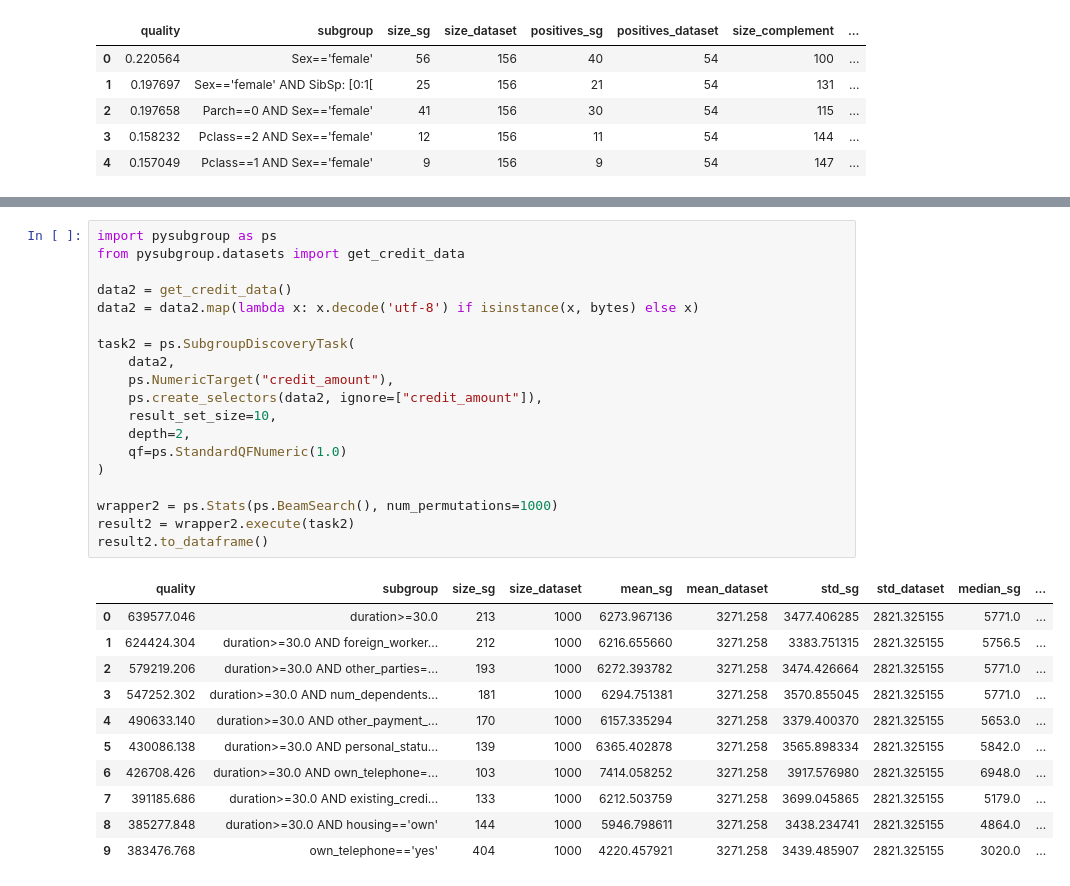
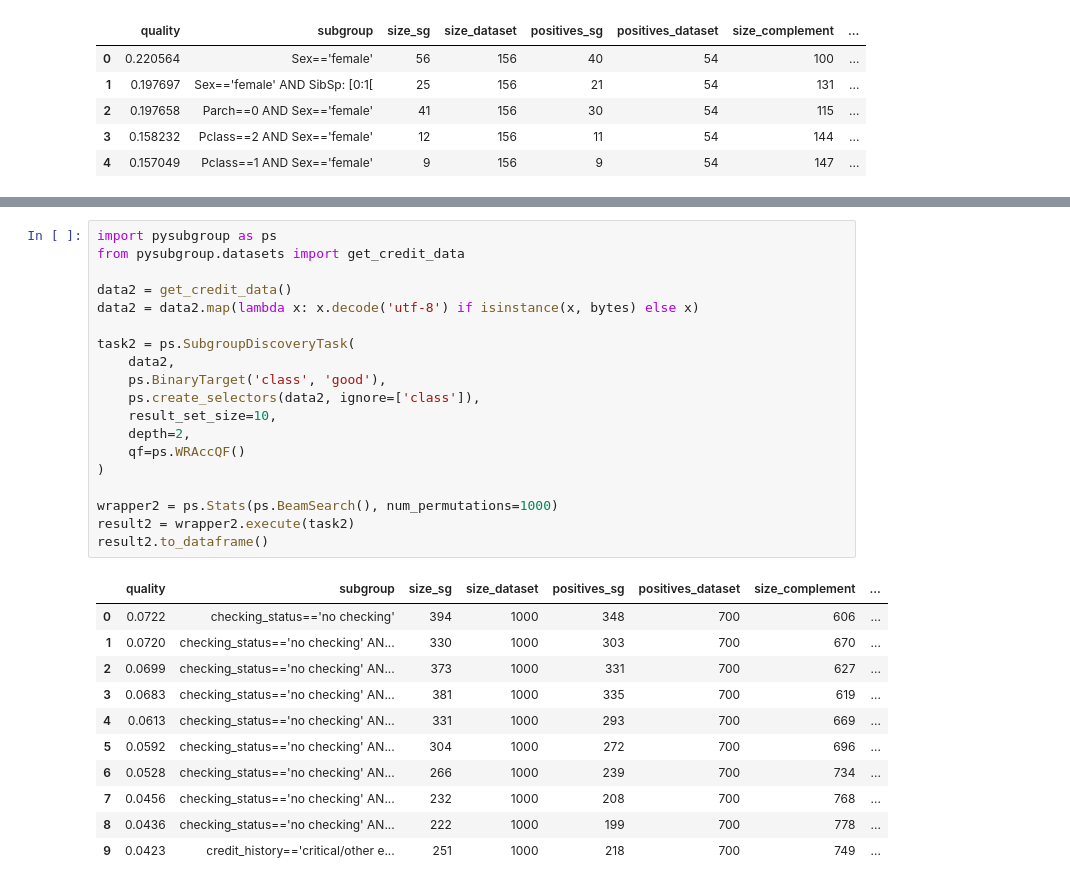
Before and after one commit to flemmerich/pysubgroup, a Jupyter notebook: examples/metrics.ipynb, the cells around one changed output, grey strips where cells are left out. Saved outputs shown, nothing was run; the diff lists cells and outputs as text.

```diff
--- a/examples/metrics.ipynb
+++ b/examples/metrics.ipynb
@@ -43,34 +43,34 @@ ps.plot_null_distribution(
 # %%
 import pysubgroup as ps
 from pysubgroup.datasets import get_credit_data
 
 data2 = get_credit_data()
 data2 = data2.map(lambda x: x.decode('utf-8') if isinstance(x, bytes) else x)
 
 task2 = ps.SubgroupDiscoveryTask(
     data2,
-    ps.NumericTarget("credit_amount"),
-    ps.create_selectors(data2, ignore=["credit_amount"]),
+    ps.BinaryTarget('class', 'good'),
+    ps.create_selectors(data2, ignore=['class']),
     result_set_size=10,
     depth=2,
-    qf=ps.StandardQFNumeric(1.0)
+    qf=ps.WRAccQF()
 )
 
 wrapper2 = ps.Stats(ps.BeamSearch(), num_permutations=1000)
 result2 = wrapper2.execute(task2)
 result2.to_dataframe()
 # %% [output]
-|  | quality | subgroup | size_sg | size_dataset | mean_sg | mean_dataset | std_sg | std_dataset | median_sg | ... |
-| 0 | 639577.046 | duration>=30.0 | 213 | 1000 | 6273.967136 | 3271.258 | 3477.406285 | 2821.325155 | 5771.0 | ... |
-| 1 | 624424.304 | duration>=30.0 AND foreign_worker... | 212 | 1000 | 6216.655660 | 3271.258 | 3383.751315 | 2821.325155 | 5756.5 | ... |
-| 2 | 579219.206 | duration>=30.0 AND other_parties=... | 193 | 1000 | 6272.393782 | 3271.258 | 3474.426664 | 2821.325155 | 5771.0 | ... |
-| 3 | 547252.302 | duration>=30.0 AND num_dependents... | 181 | 1000 | 6294.751381 | 3271.258 | 3570.855045 | 2821.325155 | 5771.0 | ... |
-| 4 | 490633.140 | duration>=30.0 AND other_payment_... | 170 | 1000 | 6157.335294 | 3271.258 | 3379.400370 | 2821.325155 | 5653.0 | ... |
-| 5 | 430086.138 | duration>=30.0 AND personal_statu... | 139 | 1000 | 6365.402878 | 3271.258 | 3565.898334 | 2821.325155 | 5842.0 | ... |
-| 6 | 426708.426 | duration>=30.0 AND own_telephone=... | 103 | 1000 | 7414.058252 | 3271.258 | 3917.576980 | 2821.325155 | 6948.0 | ... |
-| 7 | 391185.686 | duration>=30.0 AND existing_credi... | 133 | 1000 | 6212.503759 | 3271.258 | 3699.045865 | 2821.325155 | 5179.0 | ... |
-| 8 | 385277.848 | duration>=30.0 AND housing=='own' | 144 | 1000 | 5946.798611 | 3271.258 | 3438.234741 | 2821.325155 | 4864.0 | ... |
-| 9 | 383476.768 | own_telephone=='yes' | 404 | 1000 | 4220.457921 | 3271.258 | 3439.485907 | 2821.325155 | 3020.0 | ... |
+|  | quality | subgroup | size_sg | size_dataset | positives_sg | positives_dataset | size_complement | ... |
+| 0 | 0.0722 | checking_status=='no checking' | 394 | 1000 | 348 | 700 | 606 | ... |
+| 1 | 0.0720 | checking_status=='no checking' AN... | 330 | 1000 | 303 | 700 | 670 | ... |
+| 2 | 0.0699 | checking_status=='no checking' AN... | 373 | 1000 | 331 | 700 | 627 | ... |
+| 3 | 0.0683 | checking_status=='no checking' AN... | 381 | 1000 | 335 | 700 | 619 | ... |
+| 4 | 0.0613 | checking_status=='no checking' AN... | 331 | 1000 | 293 | 700 | 669 | ... |
+| 5 | 0.0592 | checking_status=='no checking' AN... | 304 | 1000 | 272 | 700 | 696 | ... |
+| 6 | 0.0528 | checking_status=='no checking' AN... | 266 | 1000 | 239 | 700 | 734 | ... |
+| 7 | 0.0456 | checking_status=='no checking' AN... | 232 | 1000 | 208 | 700 | 768 | ... |
+| 8 | 0.0436 | checking_status=='no checking' AN... | 222 | 1000 | 199 | 700 | 778 | ... |
+| 9 | 0.0423 | credit_history=='critical/other e... | 251 | 1000 | 218 | 700 | 749 | ... |
 # %%
 ps.plot_null_distribution(
     wrapper2.null_distribution, # Null distribution
```
Also changed, not shown: parts of 2 cells of this notebook, 2 other files.
